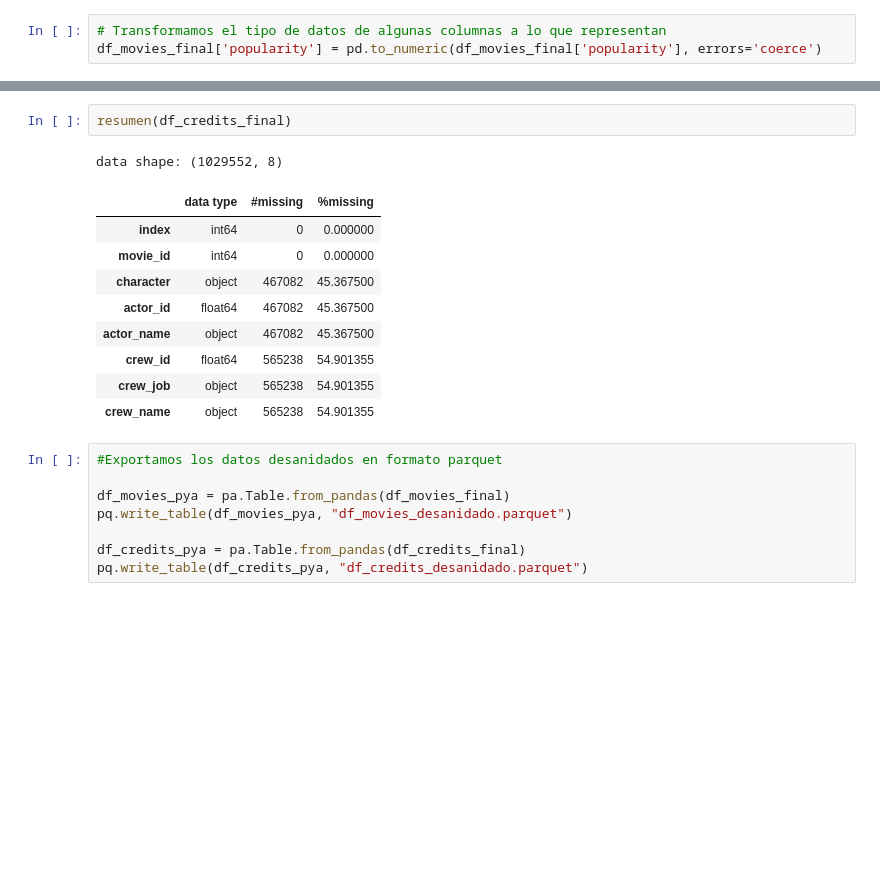
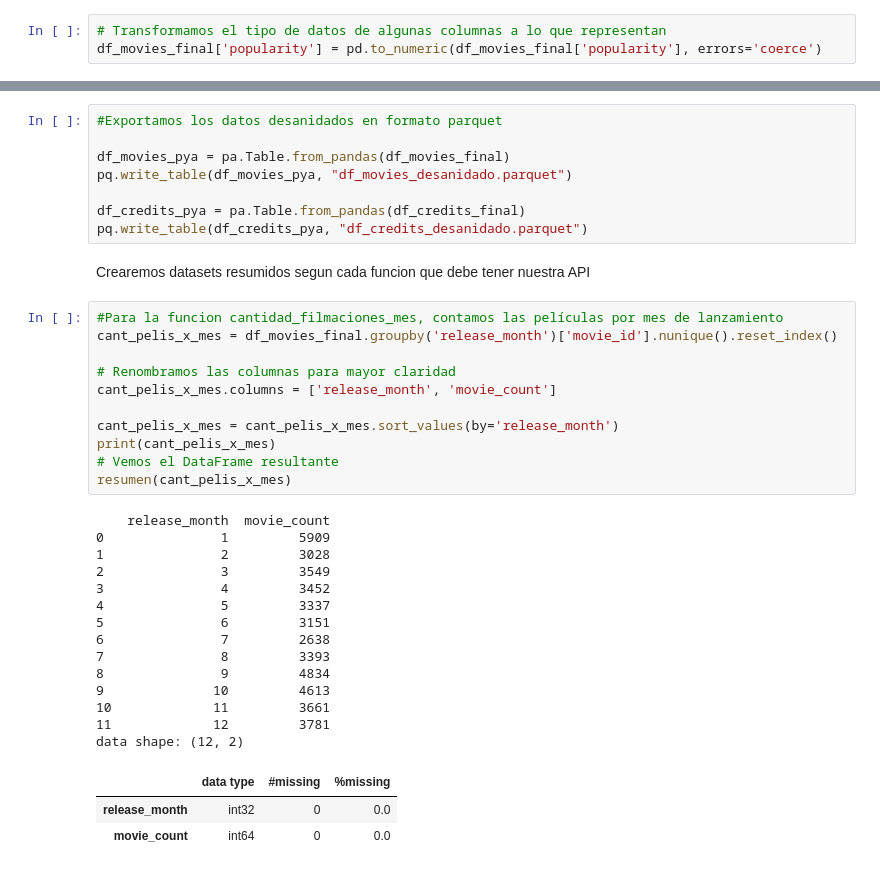
Before and after one commit to SariEliM/MovieStreaming, a Jupyter notebook: MS_transformaciones.ipynb, the cells around one changed output, grey strips where cells are left out. Drawn from its saved outputs; the diff is of its cells as text; blank space fills up the shorter version.

Commit message:
Datasets Resumidos y Funciones en python

```diff
--- a/MS_transformaciones.ipynb
+++ b/MS_transformaciones.ipynb
@@ -871,17 +833,4 @@ data shape: (419588, 18)
 | return | float64 | 0 | 0.000000 |
-# %%
-resumen(df_credits_final)
-# %% [output]
-data shape: (1029552, 8)
-|  | data type | #missing | %missing |
-| index | int64 | 0 | 0.000000 |
-| movie_id | int64 | 0 | 0.000000 |
-| character | object | 467082 | 45.367500 |
-| actor_id | float64 | 467082 | 45.367500 |
-| actor_name | object | 467082 | 45.367500 |
-| crew_id | float64 | 565238 | 54.901355 |
-| crew_job | object | 565238 | 54.901355 |
-| crew_name | object | 565238 | 54.901355 |
 # %%
 #Exportamos los datos desanidados en formato parquet
 
@@ -890,3 +839,34 @@ pq.write_table(df_movies_pya, "df_movies_desanidado.parquet")
 
 df_credits_pya = pa.Table.from_pandas(df_credits_final)
 pq.write_table(df_credits_pya, "df_credits_desanidado.parquet")
+# %% [markdown]
+Crearemos datasets resumidos segun cada funcion que debe tener nuestra API
+# %%
+#Para la funcion cantidad_filmaciones_mes, contamos las películas por mes de lanzamiento
+cant_pelis_x_mes = df_movies_final.groupby('release_month')['movie_id'].nunique().reset_index()
+
+# Renombramos las columnas para mayor claridad
+cant_pelis_x_mes.columns = ['release_month', 'movie_count']
+
+cant_pelis_x_mes = cant_pelis_x_mes.sort_values(by='release_month')
+print(cant_pelis_x_mes)
+# Vemos el DataFrame resultante
+resumen(cant_pelis_x_mes)
+# %% [output]
+    release_month  movie_count
+0               1         5909
+1               2         3028
+2               3         3549
+3               4         3452
+4               5         3337
+5               6         3151
+6               7         2638
+7               8         3393
+8               9         4834
+9              10         4613
+10             11         3661
+11             12         3781
+data shape: (12, 2)
+|  | data type | #missing | %missing |
+| release_month | int32 | 0 | 0.0 |
+| movie_count | int64 | 0 | 0.0 |
```
Also changed, not shown: parts of 31 cells of this notebook, 9 other files.
